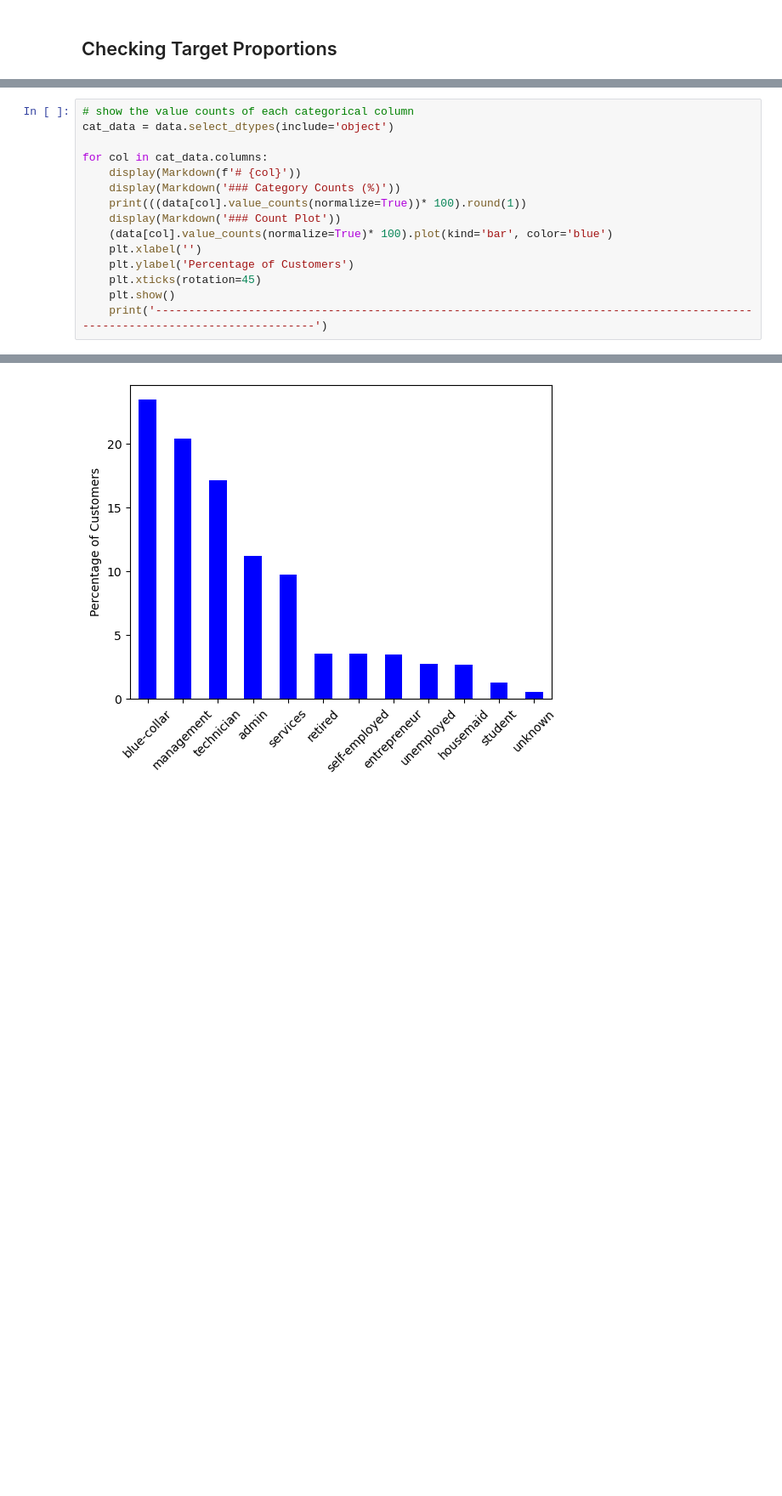
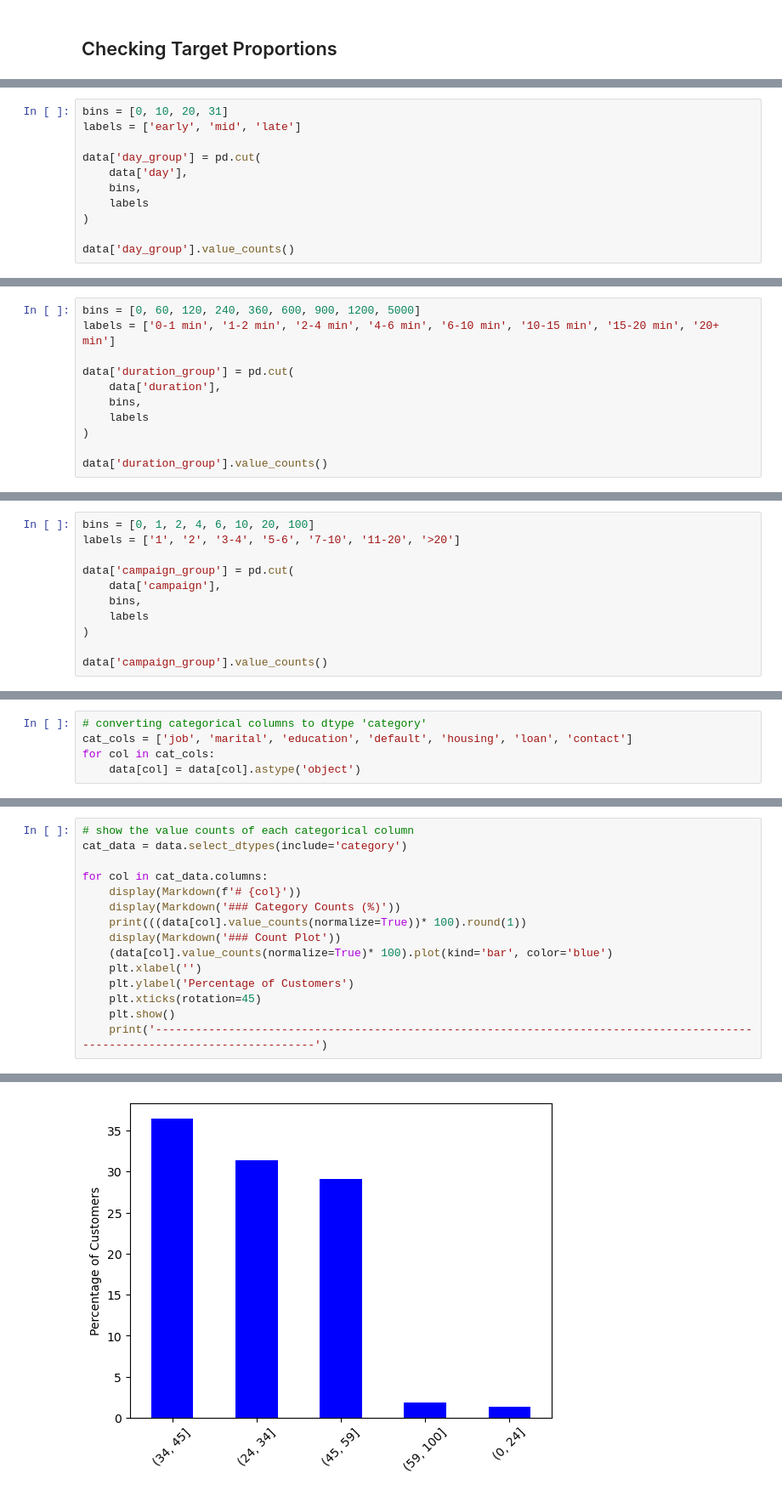
Before and after one commit to mattclark186/uyBvjh22fVpcb3UX, a Jupyter notebook: notebooks/exploration/exploratory_data_analysis.ipynb, the cells around one changed output, grey strips where cells are left out. Shown at 85% size. Drawn from its saved outputs; the diff is of its cells as text; blank space fills up the shorter version.

Commit message:
Feature categorical conversion

```diff
--- a/notebooks/exploration/exploratory_data_analysis.ipynb
+++ b/notebooks/exploration/exploratory_data_analysis.ipynb
@@ -177,0 +218,11 @@ display(Markdown('## Viewing Categorical Feature Category Sizes and Target Propo
+# %%
+bins = [0, 10, 20, 31]
+labels = ['early', 'mid', 'late']
+
+data['day_group'] = pd.cut(
+    data['day'],
+    bins,
+    labels
+)
+
+data['day_group'].value_counts()
@@ -177,0 +235,11 @@ display(Markdown('## Viewing Categorical Feature Category Sizes and Target Propo
+# %%
+bins = [0, 60, 120, 240, 360, 600, 900, 1200, 5000]
+labels = ['0-1 min', '1-2 min', '2-4 min', '4-6 min', '6-10 min', '10-15 min', '15-20 min', '20+ min']
+
+data['duration_group'] = pd.cut(
+    data['duration'],
+    bins,
+    labels
+)
+
+data['duration_group'].value_counts()
@@ -177,0 +257,11 @@ display(Markdown('## Viewing Categorical Feature Category Sizes and Target Propo
+# %%
+bins = [0, 1, 2, 4, 6, 10, 20, 100]
+labels = ['1', '2', '3-4', '5-6', '7-10', '11-20', '>20']
+
+data['campaign_group'] = pd.cut(
+    data['campaign'],
+    bins,
+    labels
+)
+
+data['campaign_group'].value_counts()
@@ -177,0 +278,5 @@ display(Markdown('## Viewing Categorical Feature Category Sizes and Target Propo
+# %%
+# converting categorical columns to dtype 'category'
+cat_cols = ['job', 'marital', 'education', 'default', 'housing', 'loan', 'contact']
+for col in cat_cols:
+    data[col] = data[col].astype('object')
@@ -178,6 +285,6 @@ display(Markdown('## Viewing Categorical Feature Category Sizes and Target Propo
 # %%
 # show the value counts of each categorical column
-cat_data = data.select_dtypes(include='object')
+cat_data = data.select_dtypes(include='category')
 
 for col in cat_data.columns:
     display(Markdown(f'# {col}'))
@@ -209,4 +309,4 @@ unknown           0.6
 Name: proportion, dtype: float64
 ### Count Plot
-[figure, old version]
+[figure, new version]
 -----------------------------------------------------------------------------------------------------------------------------
```
Also changed, not shown: parts of 19 cells of this notebook, 5 other files.
